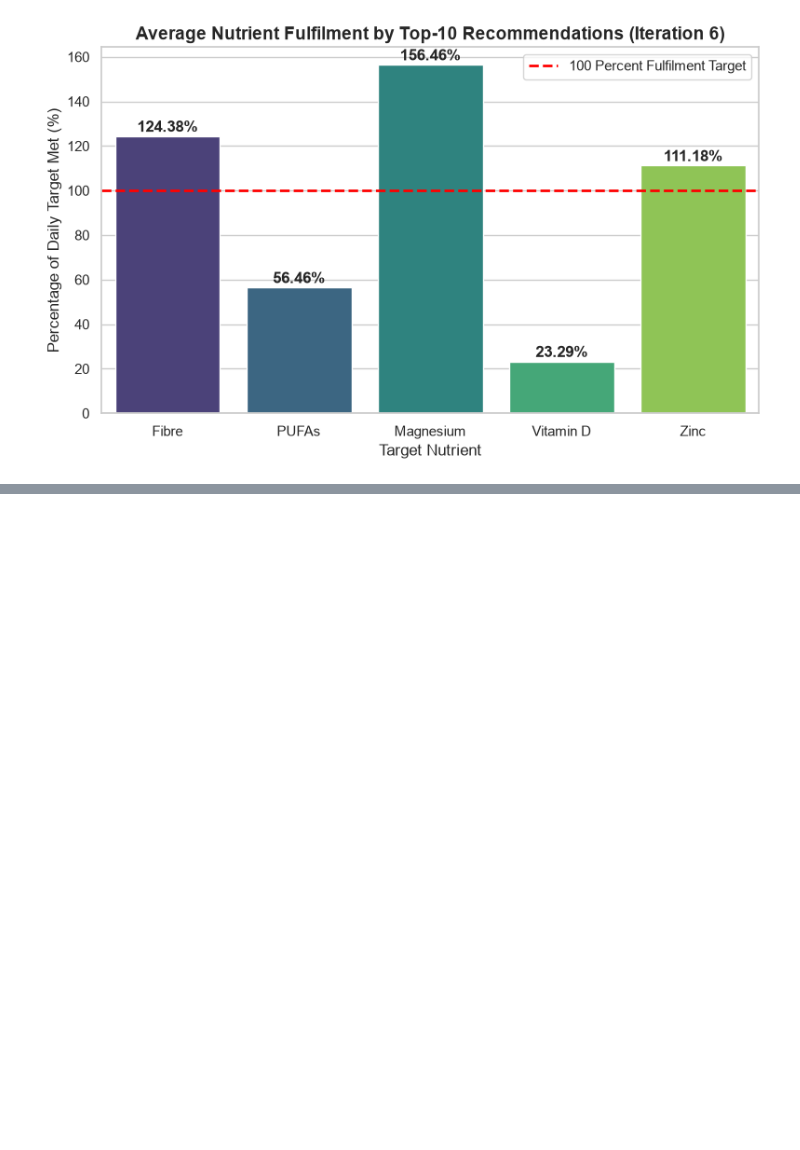
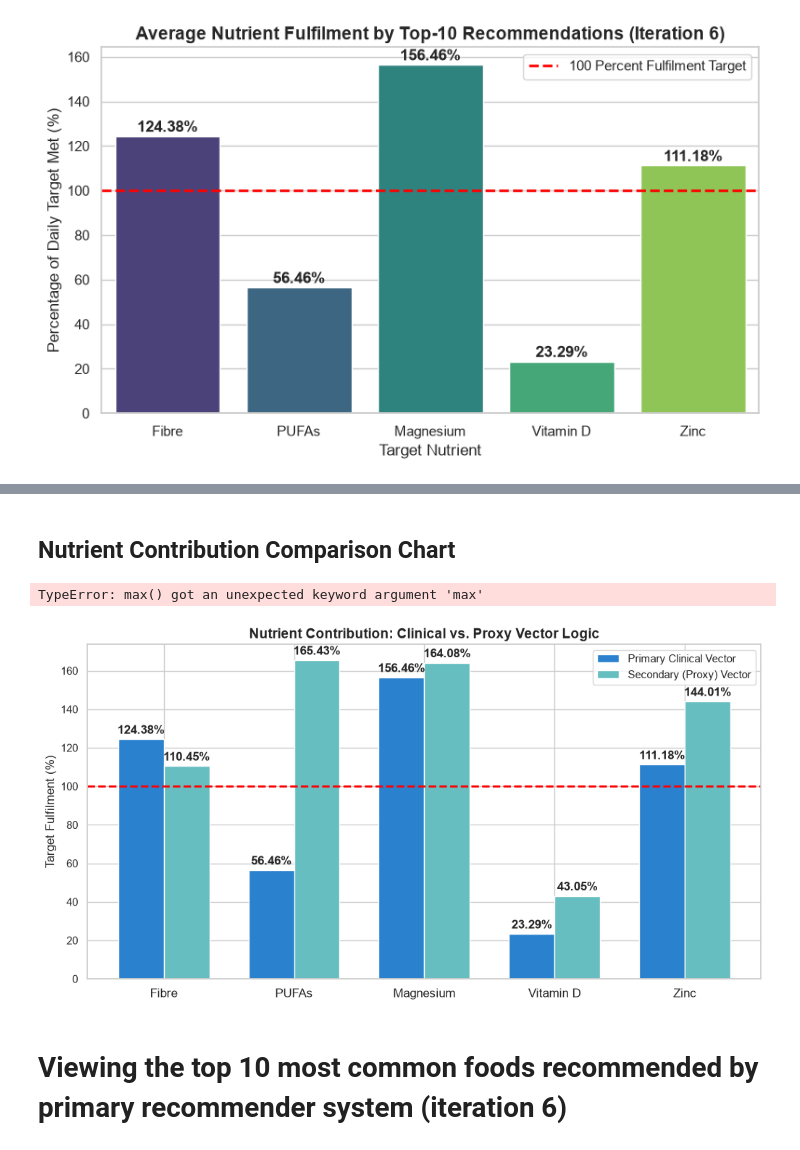
Before and after one commit to lbaxendale/masters_project, a Jupyter notebook: MODELLING_FILE.ipynb, the cells around one changed output, grey strips where cells are left out. Saved outputs shown, nothing was run; the diff lists cells and outputs as text; code cells hidden in the pictures; blank space fills up the shorter version.

```diff
--- a/MODELLING_FILE.ipynb
+++ b/MODELLING_FILE.ipynb
@@ -1141,0 +1254,45 @@ Passing `palette` without assigning `hue` is deprecated and will be removed in v
+# %% [markdown]
+## Nutrient Contribution Comparison Chart
+# %%
+#Defining Nutrient Labels
+nutrients = ['Fibre', 'PUFAs', 'Magnesium', 'Vitamin D', 'Zinc']
+
+#Primary nutrient contribution results from Iteration 6
+primary_nutrients = [124.38, 56.46, 156.46, 23.29, 111.18]
+
+#Secondary proxy nutrient vector logic results
+proxy_nutrients = [110.45, 165.43, 164.08, 43.05, 144.01]
+
+#Connecting the nutrients to the labels
+x_nutrients = np.arange(len(nutrients))
+width = 0.35
+
+#Configuring the size of the chart
+fig, ax = plt.subplots(figsize=(12, 6))
+
+#Creating the grouped bars
+bar1 = ax.bar(x_nutrients - width/2, primary_nutrients, width, label='Primary Clinical Vector', color="#2a81ce")
+bar2 = ax.bar(x_nutrients + width/2, proxy_nutrients, width, label='Secondary (Proxy) Vector', color="#66bec1")
+
+#Configuring the format and the 100% target line
+ax.set_ylabel('Target Fulfilment (%)', fontsize=12)
+ax.set_title('Nutrient Contribution: Clinical vs. Proxy Vector Logic', fontsize=14, fontweight='bold')
+ax.set_xticks(x_nutrients)
+ax.set_xticklabels(nutrients, fontsize=12)
+ax.legend()
+
+#Labelling the plot
+plt.axhline(y=100, color='red', linestyle='--', linewidth=2, label='100% Target')
+
+autolabel(bar1)
+autolabel(bar2)
+ax.set_ylim(0, max(max(primary_nutrients), max=(proxy_nutrients)) + 20)
+
+#Showing the plot
+fig.tight_layout()
+plt.show()
+# %% [output]
+TypeError: max() got an unexpected keyword argument 'max'
+[figure, added]
+# %% [markdown]
+# Viewing the top 10 most common foods recommended by primary recommender system (iteration 6)
```
Also changed, not shown: parts of 6 cells of this notebook, 4 other files.
